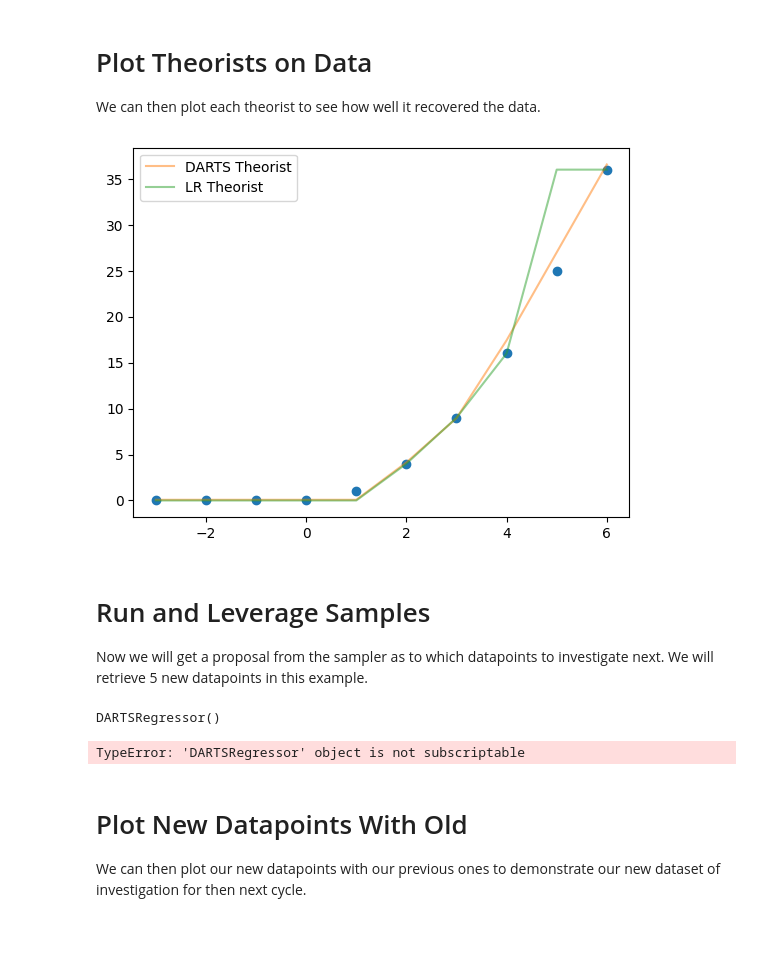
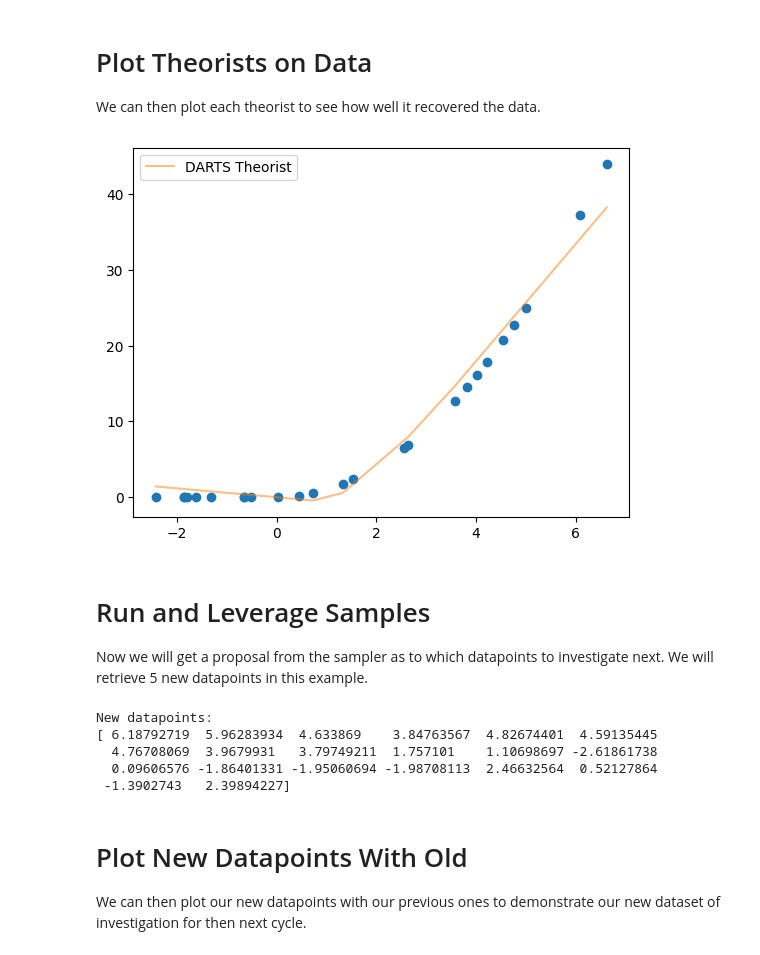
Before and after one commit to AutoResearch/autora-experimentalist-leverage, a Jupyter notebook: docs/Basic Usage.ipynb, the cells around one changed output. Drawn from its saved outputs; the diff is of its cells as text; code cells hidden in the pictures.

Commit message:
Updated sampler

```diff
--- a/docs/Basic Usage.ipynb
+++ b/docs/Basic Usage.ipynb
@@ -15,8 +14,11 @@ from autora.experimentalist.sampler.leverage import leverage_sample
 
 We will here define X values of interest as well as a ground truth model to derive y values.
 # %%
-#Define meta-parameters
-X = np.linspace(start=-3, stop=6, num=10).reshape(-1, 1)
+#Define X with some noise
+X = np.linspace(start=-3, stop=6, num=25).reshape(-1, 1)
+noise = np.array([np.random.normal(0,.5) for r in range(len(X))]).reshape(-1,1)
+X = X + noise
+X.reshape(-1).sort(kind='mergesort')
 
 #Define ground truth model
 def ground_truth(xs):
@@ -43,11 +45,9 @@ Note that this can take quite some time, especially for the BSR Theorist.
 
 #Initiate theorists
 darts_theorist = DARTSRegressor()
-lr_theorist = LogisticRegression()
 
 #Fit theorists
 darts_theorist.fit(X,ground_truth(X))
-lr_theorist.fit(X,ground_truth(X).ravel())
 # %% [markdown]
 # Plot Theorists on Data
 
@@ -55,22 +55,24 @@ We can then plot each theorist to see how well it recovered the data.
 # %%
 plt.plot(X, ground_truth(X), 'o')
 plt.plot(X, darts_theorist.predict(X), alpha = .5, label = 'DARTS Theorist')
-plt.plot(X, lr_theorist.predict(X), alpha = .5, label = 'LR Theorist')
 plt.legend()
 plt.show()
 # %% [output]
-[figure, old version]
+[figure, new version]
 # %% [markdown]
 # Run and Leverage Samples
 
 Now we will get a proposal from the sampler as to which datapoints to investigate next. We will retrieve 5 new datapoints in this example.
 # %%
-sampler_proposal = leverage_sample(X, ground_truth(X), [darts_theorist, lr_theorist], fit = 'both', num_samples = 5)
+sampler_proposal = leverage_sample(X, ground_truth(X.ravel()), [darts_theorist], fit = 'both', num_samples = 20, sd=.2)
 
 print('New datapoints:\n' + str(sampler_proposal))
 # %% [output]
-DARTSRegressor()
+New datapoints:
+[ 6.18792719  5.96283934  4.633869    3.84763567  4.82674401  4.59135445
+  4.76708069  3.9679931   3.79749211  1.757101    1.10698697 -2.61861738
+  0.09606576 -1.86401331 -1.95060694 -1.98708113  2.46632564  0.52127864
+ -1.3902743   2.39894227]
-TypeError: 'DARTSRegressor' object is not subscriptable
 # %% [markdown]
 # Plot New Datapoints With Old
 
```
Also changed, not shown: parts of 5 cells of this notebook, 2 other files.
